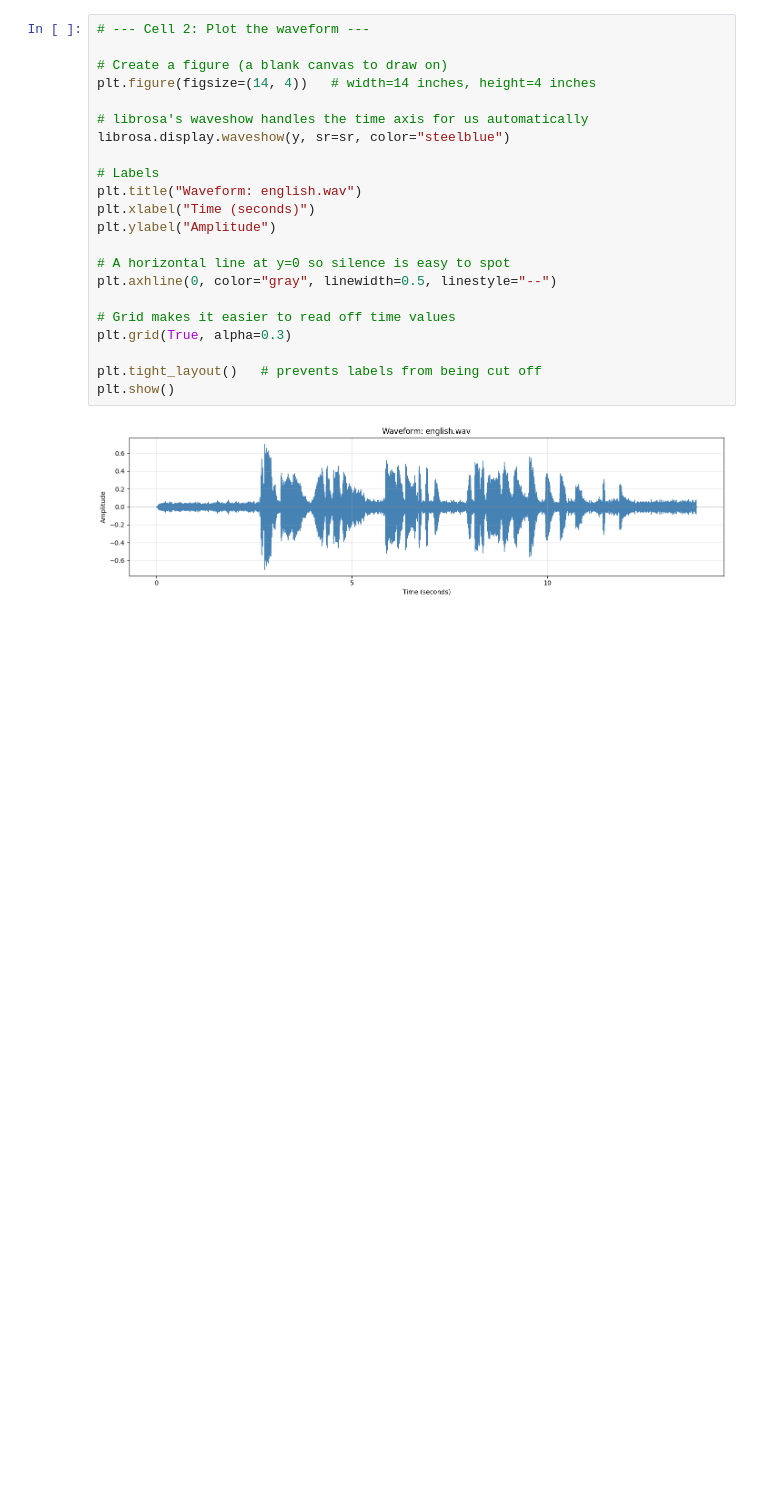
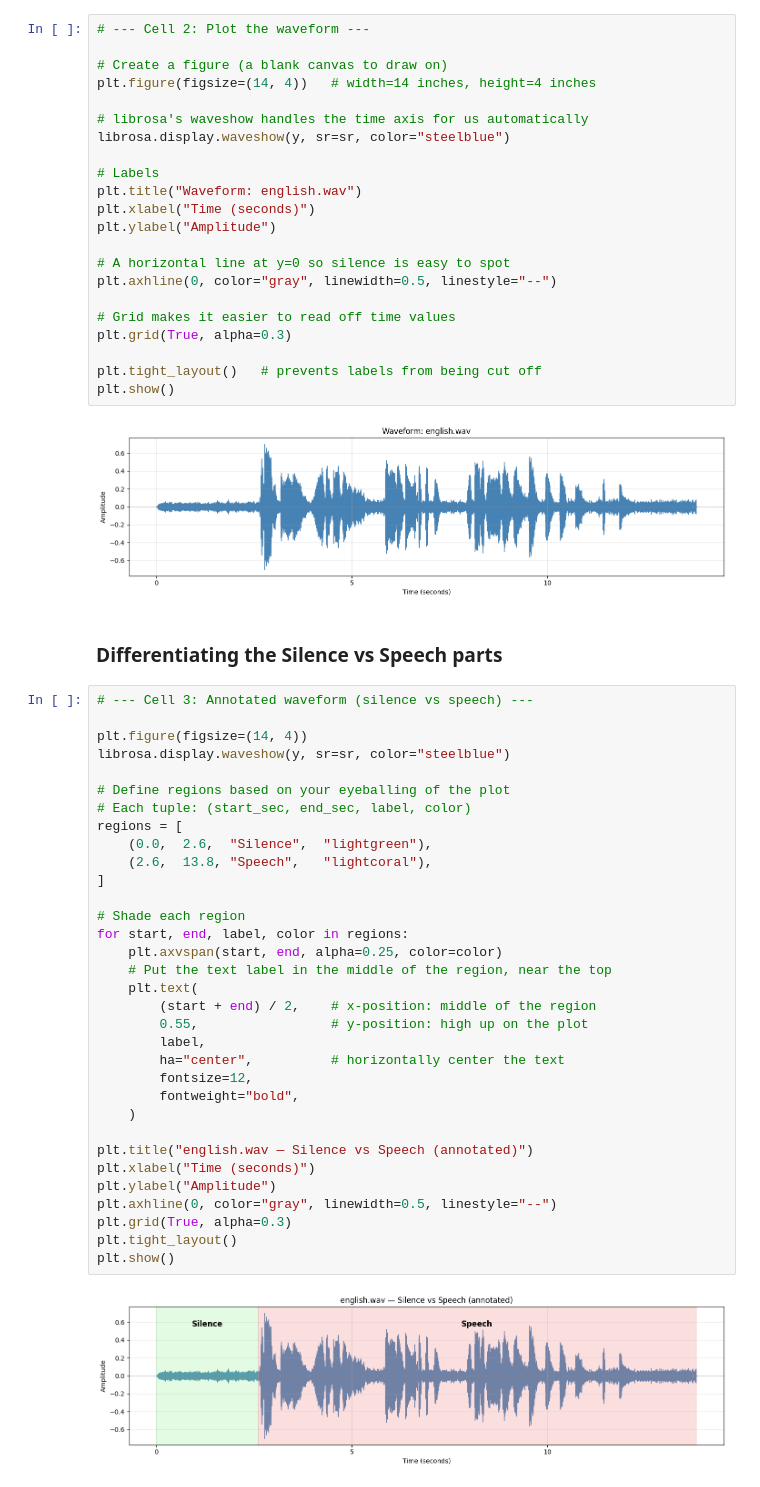
Before and after one commit to makarkul/bharatgen-speech-intern-2026, a Jupyter notebook: week1/audio_testing.ipynb, the cells around one changed output. Drawn from its saved outputs; the diff is of its cells as text; blank space fills up the shorter version.

Commit message:
Week 1: audio loading, resampling, mel-spectrograms, 5-language plots

```diff
--- a/week1/audio_testing.ipynb
+++ b/week1/audio_testing.ipynb
@@ -60,3 +82,40 @@ plt.tight_layout()   # prevents labels from being cut off
 plt.show()
 # %% [output]
 [figure]
+# %% [markdown]
+### Differentiating the Silence vs Speech parts
+# %%
+# --- Cell 3: Annotated waveform (silence vs speech) ---
+
+plt.figure(figsize=(14, 4))
+librosa.display.waveshow(y, sr=sr, color="steelblue")
+
+# Define regions based on your eyeballing of the plot
+# Each tuple: (start_sec, end_sec, label, color)
+regions = [
+    (0.0,  2.6,  "Silence",  "lightgreen"),
+    (2.6,  13.8, "Speech",   "lightcoral"),
+]
+
+# Shade each region
+for start, end, label, color in regions:
+    plt.axvspan(start, end, alpha=0.25, color=color)
+    # Put the text label in the middle of the region, near the top
+    plt.text(
+        (start + end) / 2,    # x-position: middle of the region
+        0.55,                 # y-position: high up on the plot
+        label,
+        ha="center",          # horizontally center the text
+        fontsize=12,
+        fontweight="bold",
+    )
+
+plt.title("english.wav — Silence vs Speech (annotated)")
+plt.xlabel("Time (seconds)")
+plt.ylabel("Amplitude")
+plt.axhline(0, color="gray", linewidth=0.5, linestyle="--")
+plt.grid(True, alpha=0.3)
+plt.tight_layout()
+plt.show()
+# %% [output]
+[figure, added]
```
Also changed, not shown: parts of 12 cells of this notebook, 11 other files.
